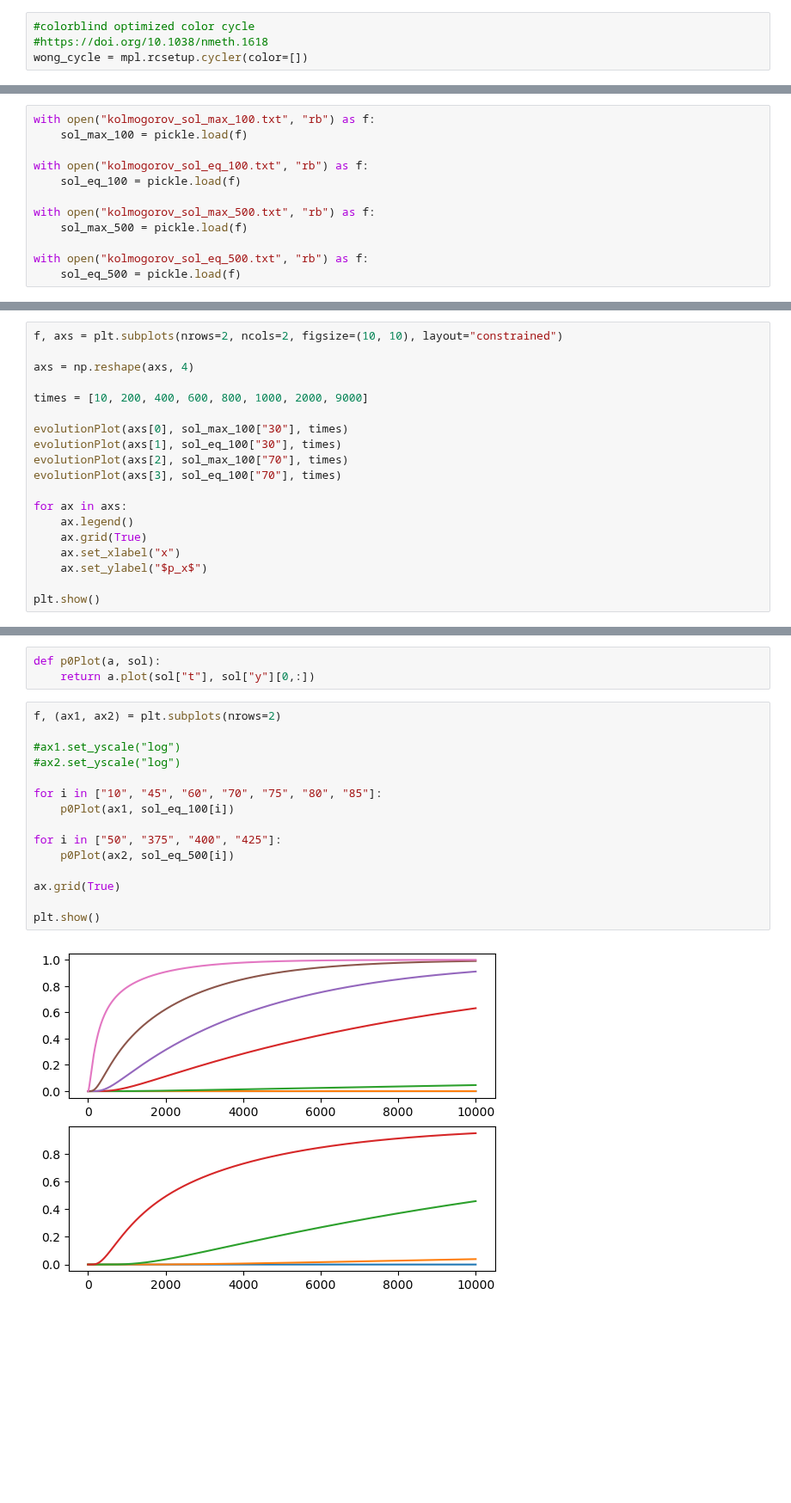
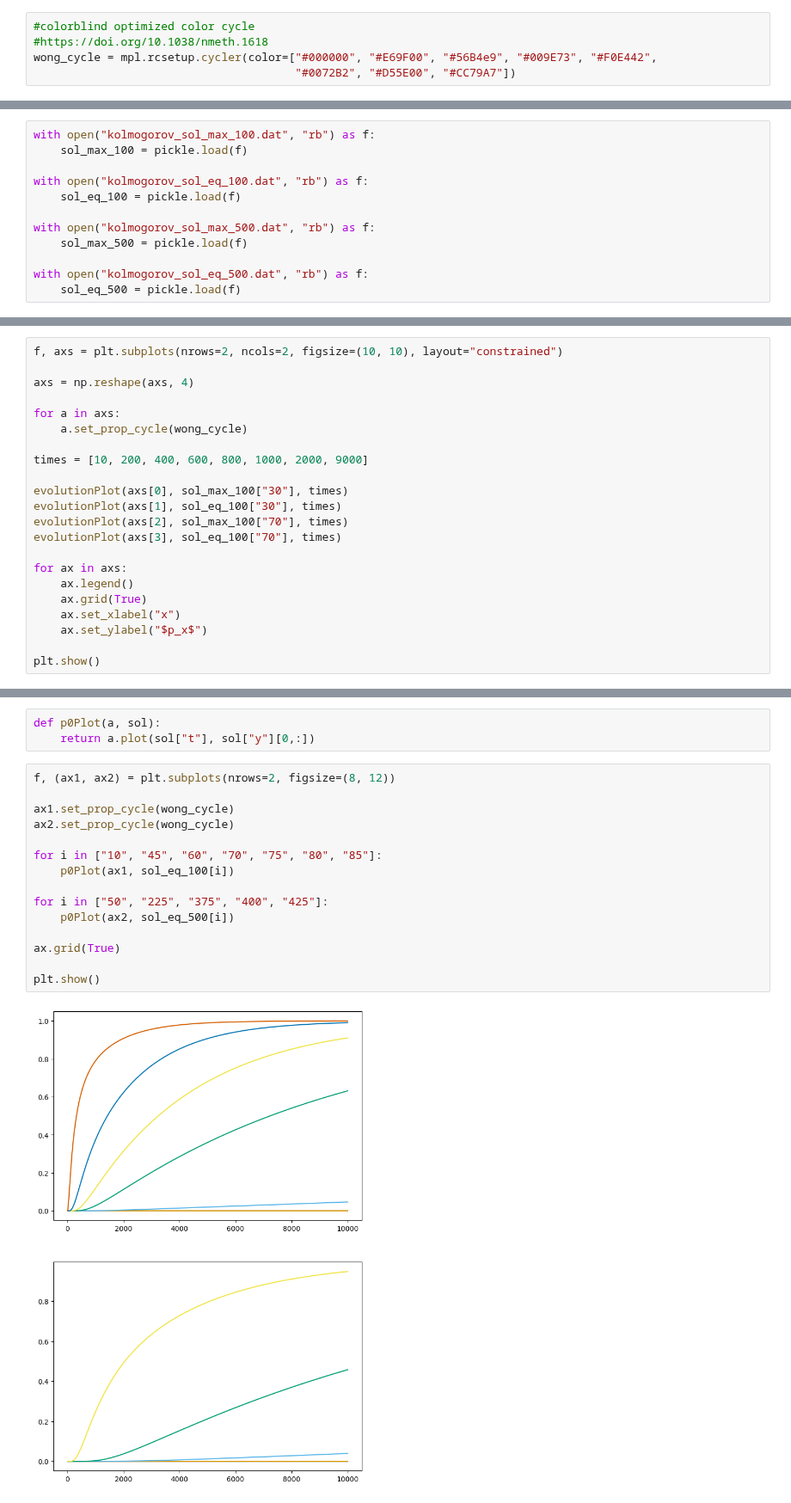
Before and after one commit to ELFREELAND/minecraft_sheep, a Jupyter notebook: stochastic_model_kolmogorov.ipynb, the cells around one changed output, grey strips where cells are left out. Shown at 86% size. Saved outputs shown, nothing was run; the diff lists cells and outputs as text; blank space fills up the shorter version.

Commit message:
ignore data files, colorblind friendly scheme

```diff
--- a/stochastic_model_kolmogorov.ipynb
+++ b/stochastic_model_kolmogorov.ipynb
@@ -16,7 +16,8 @@ K = 0.00772
 # %%
 #colorblind optimized color cycle
 #https://doi.org/10.1038/nmeth.1618
-wong_cycle = mpl.rcsetup.cycler(color=[])
+wong_cycle = mpl.rcsetup.cycler(color=["#000000", "#E69F00", "#56B4e9", "#009E73", "#F0E442",
+                                       "#0072B2", "#D55E00", "#CC79A7"])
 # %% [markdown]
 ## Setting up system of equations
 # %%
@@ -112,12 +100,0 @@ with open("kolmogorov_sol_eq_500.txt", "wb") as f:
-# %%
-with open("kolmogorov_sol_max_100.txt", "rb") as f:
-    sol_max_100 = pickle.load(f)
-
-with open("kolmogorov_sol_eq_100.txt", "rb") as f:
-    sol_eq_100 = pickle.load(f)
-
-with open("kolmogorov_sol_max_500.txt", "rb") as f:
-    sol_max_500 = pickle.load(f)
-
-with open("kolmogorov_sol_eq_500.txt", "rb") as f:
-    sol_eq_500 = pickle.load(f)
@@ -124,3 +113,15 @@ with open("kolmogorov_sol_eq_500.txt", "rb") as f:
+# %%
+with open("kolmogorov_sol_max_100.dat", "rb") as f:
+    sol_max_100 = pickle.load(f)
+
+with open("kolmogorov_sol_eq_100.dat", "rb") as f:
+    sol_eq_100 = pickle.load(f)
+
+with open("kolmogorov_sol_max_500.dat", "rb") as f:
+    sol_max_500 = pickle.load(f)
+
+with open("kolmogorov_sol_eq_500.dat", "rb") as f:
+    sol_eq_500 = pickle.load(f)
 # %% [markdown]
 ## Functions necessary for further investigation
 # %%
@@ -167,6 +165,9 @@ def evolutionPlot(a, sol, times, cycler=None):
 f, axs = plt.subplots(nrows=2, ncols=2, figsize=(10, 10), layout="constrained")
 
 axs = np.reshape(axs, 4)
+
+for a in axs:
+    a.set_prop_cycle(wong_cycle)
 
 times = [10, 200, 400, 600, 800, 1000, 2000, 9000]
 
@@ -237,19 +241,19 @@ plt.show()
 def p0Plot(a, sol):
     return a.plot(sol["t"], sol["y"][0,:])
 # %%
-f, (ax1, ax2) = plt.subplots(nrows=2)
+f, (ax1, ax2) = plt.subplots(nrows=2, figsize=(8, 12))
 
-#ax1.set_yscale("log")
-#ax2.set_yscale("log")
+ax1.set_prop_cycle(wong_cycle)
+ax2.set_prop_cycle(wong_cycle)
 
 for i in ["10", "45", "60", "70", "75", "80", "85"]:
     p0Plot(ax1, sol_eq_100[i])
 
-for i in ["50", "375", "400", "425"]:
+for i in ["50", "225", "375", "400", "425"]:
     p0Plot(ax2, sol_eq_500[i])
 
 ax.grid(True)
 
 plt.show()
 # %% [output]
-[figure, old version]
+[figure, new version]
```
Also changed, not shown: parts of 7 cells of this notebook, 1 other file.
